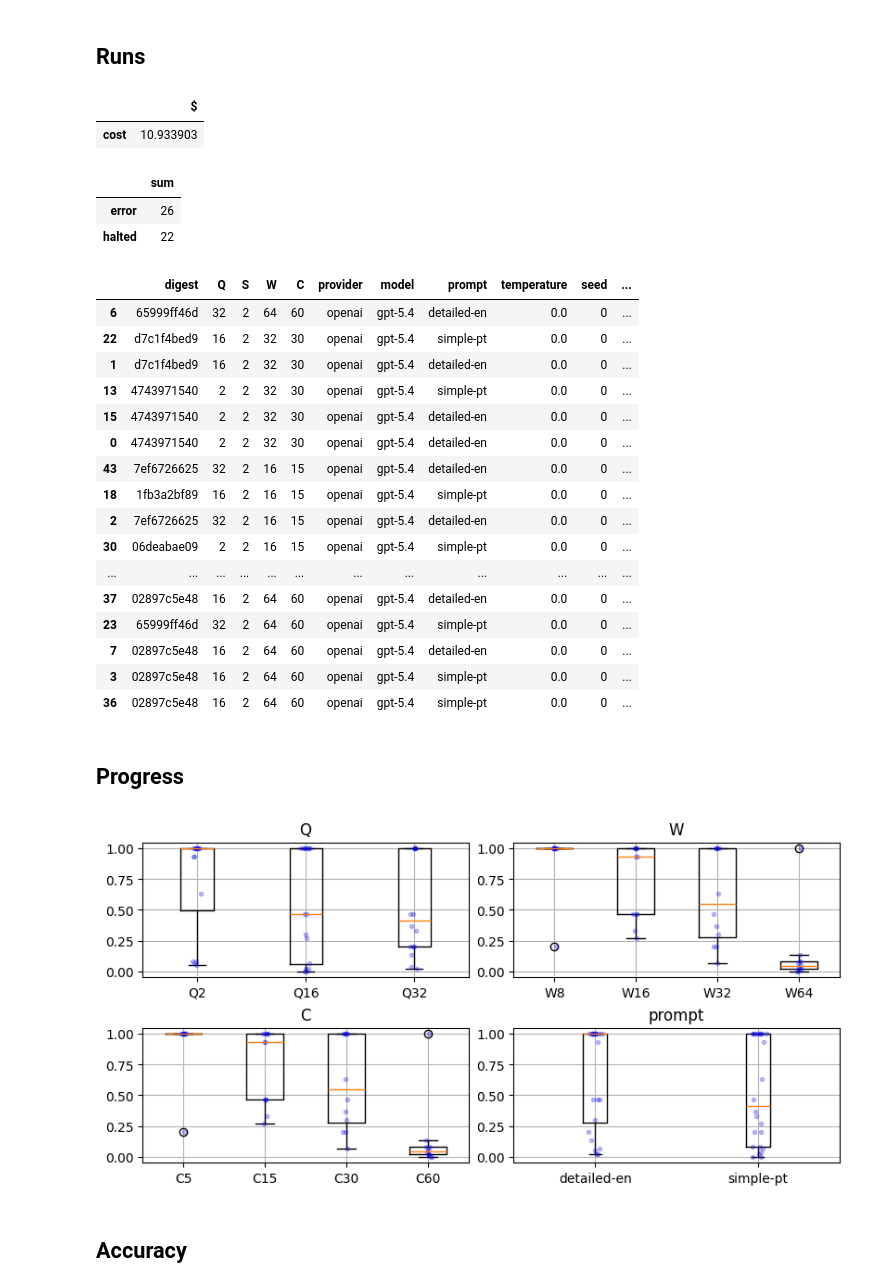
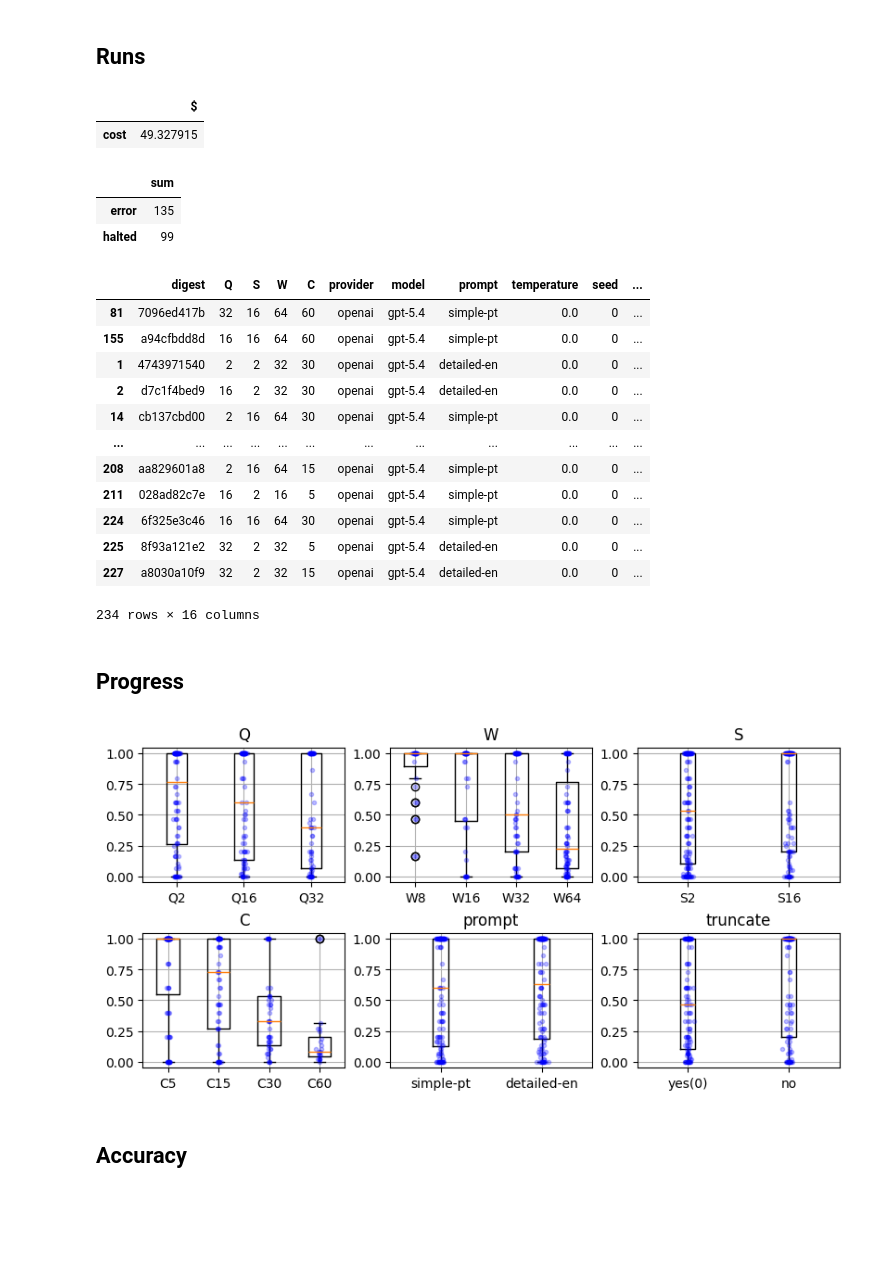
Before and after one commit to PUC-Behring-Institute-for-AI/umllm, a Jupyter notebook: evaluations/plot.ipynb, the cells around one changed output. Drawn from its saved outputs; the diff is of its cells as text; code cells hidden in the pictures; blank space fills up the shorter version.

```diff
--- a/evaluations/plot.ipynb
+++ b/evaluations/plot.ipynb
@@ -57,30 +57,26 @@ RUNS_DF_COST = RUNS_DF[['cost']].sum().to_frame(name='$')
 # %%
 display(RUNS_DF_COST)
 display(RUNS_DF_SUM)
-display(RUNS_DF.sort_values(by=['progress', 'cycles', 'cost'], ascending=False))
+display(RUNS_DF.sort_values(by=['progress', 'cycles'], ascending=False))
 # %% [output]
 |  | $ |
-| cost | 10.933903 |
+| cost | 49.327915 |
 |  | sum |
-| error | 26 |
-| halted | 22 |
+| error | 135 |
+| halted | 99 |
 |  | digest | Q | S | W | C | provider | model | prompt | temperature | seed | ... |
-| 6 | 65999ff46d | 32 | 2 | 64 | 60 | openai | gpt-5.4 | detailed-en | 0.0 | 0 | ... |
-| 22 | d7c1f4bed9 | 16 | 2 | 32 | 30 | openai | gpt-5.4 | simple-pt | 0.0 | 0 | ... |
-| 1 | d7c1f4bed9 | 16 | 2 | 32 | 30 | openai | gpt-5.4 | detailed-en | 0.0 | 0 | ... |
-| 13 | 4743971540 | 2 | 2 | 32 | 30 | openai | gpt-5.4 | simple-pt | 0.0 | 0 | ... |
-| 15 | 4743971540 | 2 | 2 | 32 | 30 | openai | gpt-5.4 | detailed-en | 0.0 | 0 | ... |
-| 0 | 4743971540 | 2 | 2 | 32 | 30 | openai | gpt-5.4 | detailed-en | 0.0 | 0 | ... |
-| 43 | 7ef6726625 | 32 | 2 | 16 | 15 | openai | gpt-5.4 | detailed-en | 0.0 | 0 | ... |
-| 18 | 1fb3a2bf89 | 16 | 2 | 16 | 15 | openai | gpt-5.4 | simple-pt | 0.0 | 0 | ... |
-| 2 | 7ef6726625 | 32 | 2 | 16 | 15 | openai | gpt-5.4 | detailed-en | 0.0 | 0 | ... |
-| 30 | 06deabae09 | 2 | 2 | 16 | 15 | openai | gpt-5.4 | simple-pt | 0.0 | 0 | ... |
+| 81 | 7096ed417b | 32 | 16 | 64 | 60 | openai | gpt-5.4 | simple-pt | 0.0 | 0 | ... |
+| 155 | a94cfbdd8d | 16 | 16 | 64 | 60 | openai | gpt-5.4 | simple-pt | 0.0 | 0 | ... |
+| 1 | 4743971540 | 2 | 2 | 32 | 30 | openai | gpt-5.4 | detailed-en | 0.0 | 0 | ... |
+| 2 | d7c1f4bed9 | 16 | 2 | 32 | 30 | openai | gpt-5.4 | detailed-en | 0.0 | 0 | ... |
+| 14 | cb137cbd00 | 2 | 16 | 64 | 30 | openai | gpt-5.4 | simple-pt | 0.0 | 0 | ... |
 | ... | ... | ... | ... | ... | ... | ... | ... | ... | ... | ... | ... |
-| 37 | 02897c5e48 | 16 | 2 | 64 | 60 | openai | gpt-5.4 | detailed-en | 0.0 | 0 | ... |
-| 23 | 65999ff46d | 32 | 2 | 64 | 60 | openai | gpt-5.4 | simple-pt | 0.0 | 0 | ... |
-| 7 | 02897c5e48 | 16 | 2 | 64 | 60 | openai | gpt-5.4 | detailed-en | 0.0 | 0 | ... |
-| 3 | 02897c5e48 | 16 | 2 | 64 | 60 | openai | gpt-5.4 | simple-pt | 0.0 | 0 | ... |
-| 36 | 02897c5e48 | 16 | 2 | 64 | 60 | openai | gpt-5.4 | simple-pt | 0.0 | 0 | ... |
+| 208 | aa829601a8 | 2 | 16 | 64 | 15 | openai | gpt-5.4 | simple-pt | 0.0 | 0 | ... |
+| 211 | 028ad82c7e | 16 | 2 | 16 | 5 | openai | gpt-5.4 | simple-pt | 0.0 | 0 | ... |
+| 224 | 6f325e3c46 | 16 | 16 | 64 | 30 | openai | gpt-5.4 | simple-pt | 0.0 | 0 | ... |
+| 225 | 8f93a121e2 | 32 | 2 | 32 | 5 | openai | gpt-5.4 | detailed-en | 0.0 | 0 | ... |
+| 227 | a8030a10f9 | 32 | 2 | 32 | 15 | openai | gpt-5.4 | detailed-en | 0.0 | 0 | ... |
+234 rows × 16 columns
 # %%
 Qs = sorted(RUNS_DF['Q'].unique())
 Ss = sorted(RUNS_DF['S'].unique())
@@ -98,23 +94,24 @@ PROD_MODEL_CONFIG = list(itertools.product(PROVIDER, MODEL, PROMPT, TEMPERATURE,
 # %%
 def it(X, Xs, label=None):
     for x in Xs:
         yield (RUNS_DF[(RUNS_DF[X] == x)]['progress'], f'{X if len(X) == 1 else ""}{x}')
-xs, labels = zip(*it('Q', Qs))
 
-fig, ax = plt.subplots(2, 2, figsize=(8,4), constrained_layout=True)
-for k, (X, Xs) in enumerate((('Q', Qs), ('W', Ws), ('C', Cs), ('prompt', PROMPT))):
+fig, ax = plt.subplots(2, 3, figsize=(8,4), constrained_layout=True)
+for k, (X, Xs) in enumerate((
+    ('Q', Qs), ('W', Ws), ('S', Ss), ('C', Cs), ('prompt', PROMPT), ('truncate', TRUNCATE))):
     xs, labels = zip(*it(X, Xs))
-    i, j = k//2, k%2
+    i, j = k//3, k%3
+    #print(k, i, j)
     ax[i, j].boxplot(xs, tick_labels=labels)
     ax[i, j].grid(True)
     ax[i, j].set_title(X)
     for l in range(1, len(xs) + 1):
         y = xs[l-1]
         x = np.random.normal(l, 0.02, len(y))
         ax[i,j].plot(x, y, 'b.', alpha=0.25)
 plt.show()
 # %% [output]
-[figure, old version]
+[figure, new version]
 # %% [markdown]
 ## Accuracy
 # %%
```
Also changed, not shown: parts of 3 cells of this notebook, 4 other files.
